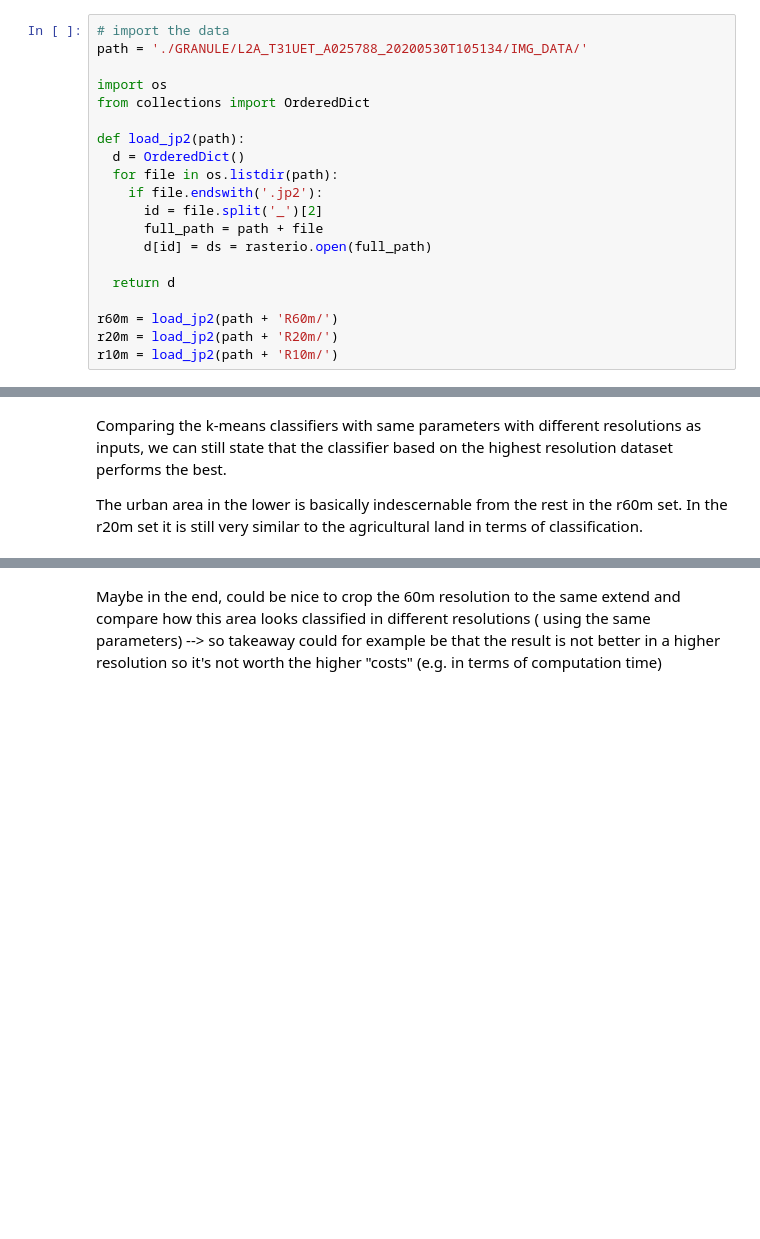
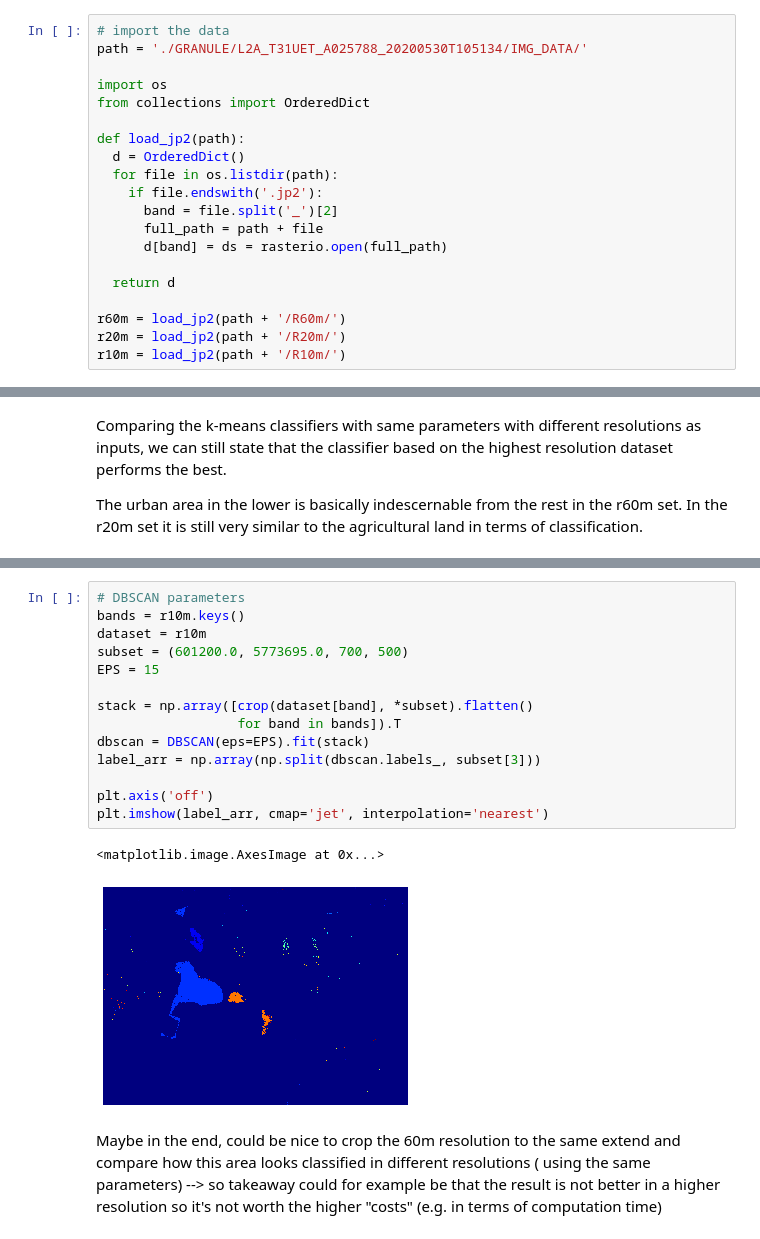
Before and after one commit to ondrej-vesely/GEO1001-hw2, a Jupyter notebook: hw2.ipynb, the cells around one changed output, grey strips where cells are left out. Drawn from its saved outputs; the diff is of its cells as text; blank space fills up the shorter version.

Commit message:
dbscan

```diff
--- a/hw2.ipynb
+++ b/hw2.ipynb
@@ -27,15 +27,15 @@ def load_jp2(path):
   d = OrderedDict()
   for file in os.listdir(path):
     if file.endswith('.jp2'):
-      id = file.split('_')[2]
+      band = file.split('_')[2]
       full_path = path + file
-      d[id] = ds = rasterio.open(full_path)
+      d[band] = ds = rasterio.open(full_path)
 
   return d
 
-r60m = load_jp2(path + 'R60m/')
-r20m = load_jp2(path + 'R20m/')
-r10m = load_jp2(path + 'R10m/')
+r60m = load_jp2(path + '/R60m/')
+r20m = load_jp2(path + '/R20m/')
+r10m = load_jp2(path + '/R10m/')
 # %% [markdown]
 ## First visual check
 
@@ -376,3 +379,20 @@ The urban area in the lower is basically indescernable from the rest in the r60m
+# %%
+# DBSCAN parameters
+bands = r10m.keys()
+dataset = r10m
+subset = (601200.0, 5773695.0, 700, 500)
+EPS = 15
+
+stack = np.array([crop(dataset[band], *subset).flatten()
+                  for band in bands]).T
+dbscan = DBSCAN(eps=EPS).fit(stack)
+label_arr = np.array(np.split(dbscan.labels_, subset[3]))
+
+plt.axis('off')
+plt.imshow(label_arr, cmap='jet', interpolation='nearest')
+# %% [output]
+<matplotlib.image.AxesImage at 0x...>
+[figure, added]
 # %% [markdown]
 Maybe in the end, could be nice to crop the 60m resolution to the same extend and compare how this area looks classified in different resolutions ( using the same parameters) --> so takeaway could for example be that the result is not better in a higher resolution so it's not worth the higher "costs" (e.g. in terms of computation time)
 # %% [markdown]
```
Also changed, not shown: parts of 5 cells of this notebook.
